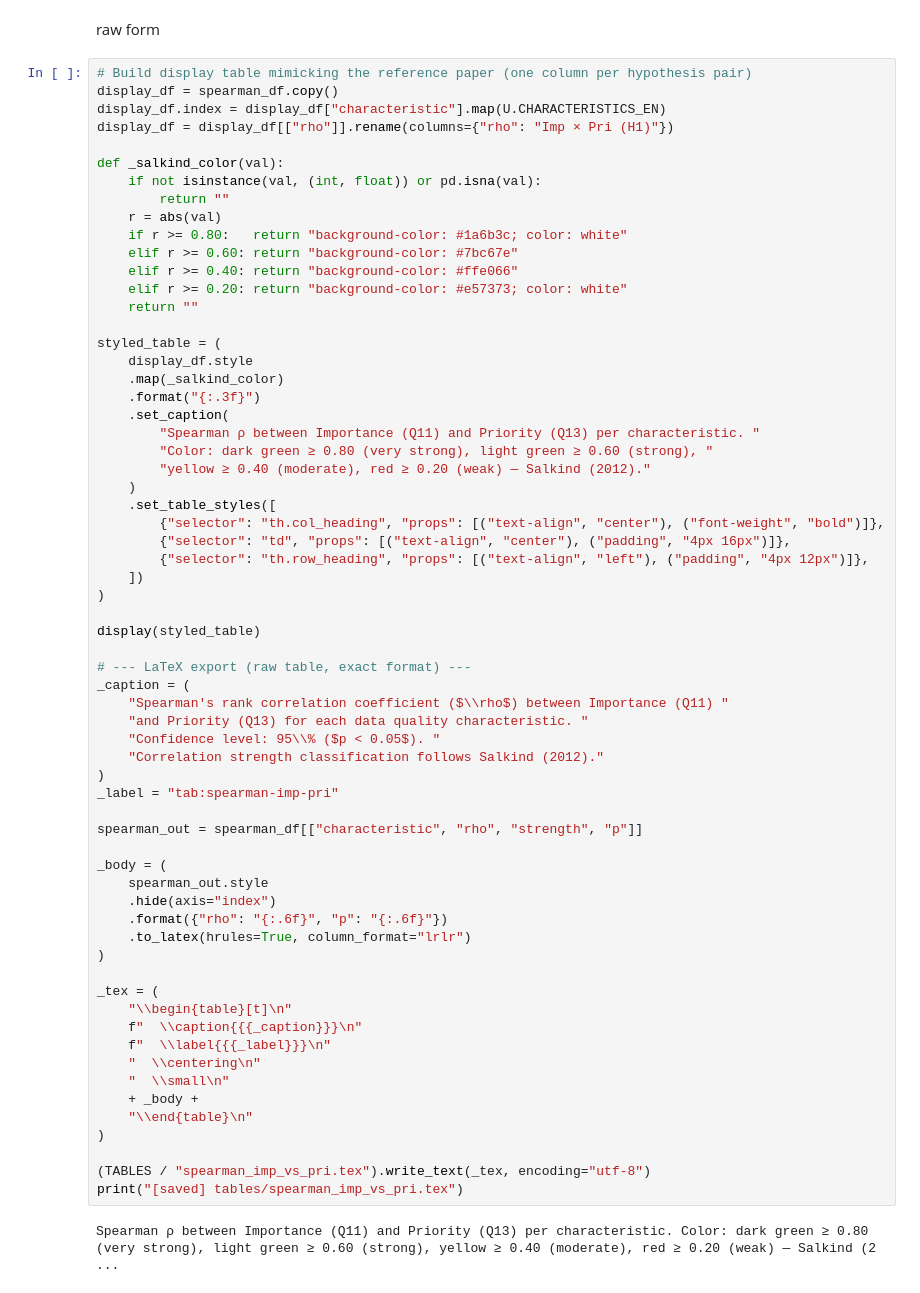
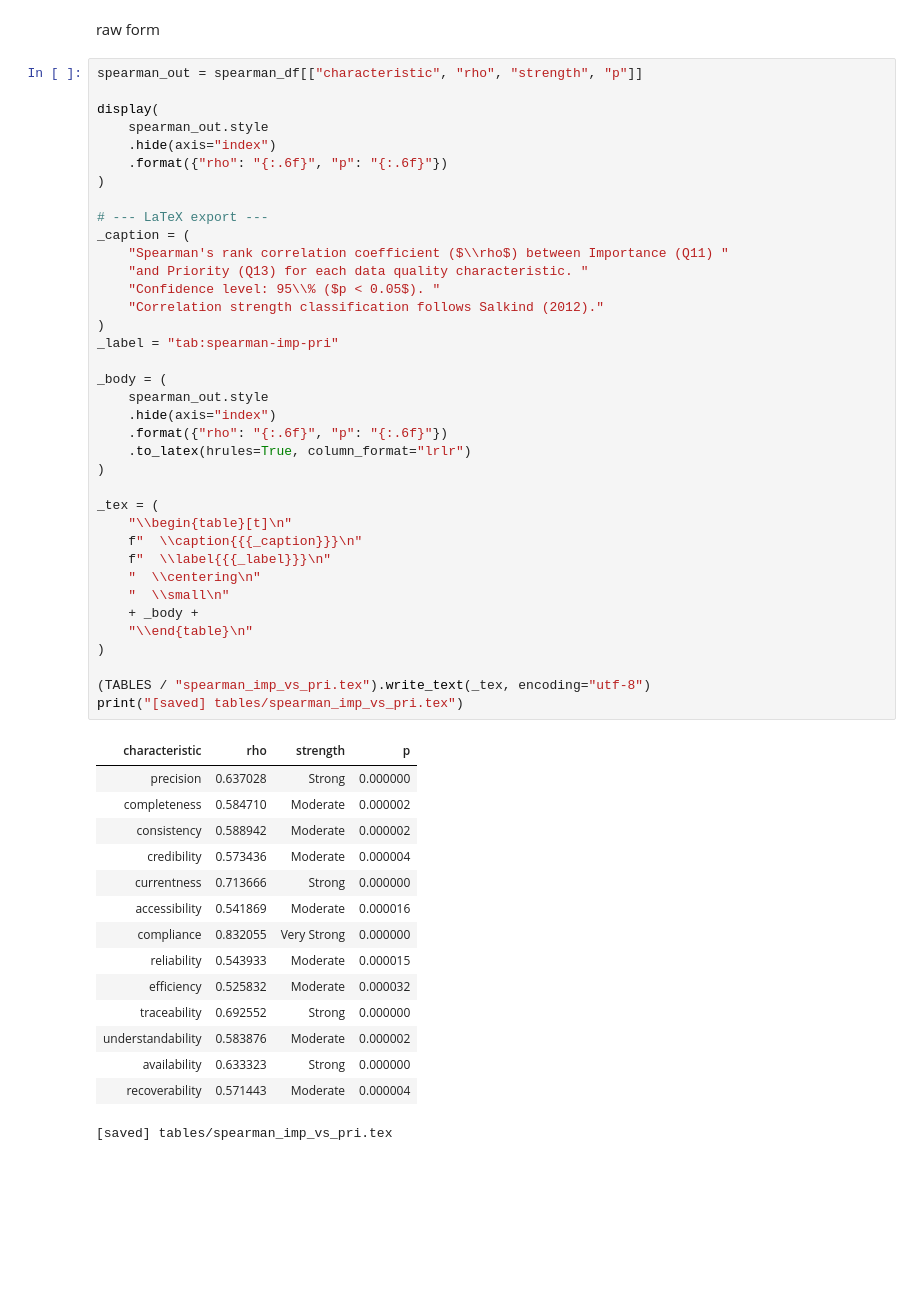
Before and after one commit to reset-ufc/data-quality-requirements-ml-systems, a Jupyter notebook: notebooks/RQ1.ipynb, the cells around one changed output. Cells and saved outputs as stored; diff of their text form; blank space fills up the shorter version.

```diff
--- a/notebooks/RQ1.ipynb
+++ b/notebooks/RQ1.ipynb
@@ -819,68 +300,55 @@ Spearman ρ between Importance (Q11) and Priority (Q13) per characteristic. Colo
 # %% [markdown]
 raw form
 # %%
-# Build display table mimicking the reference paper (one column per hypothesis pair)
-display_df = spearman_df.copy()
-display_df.index = display_df["characteristic"].map(U.CHARACTERISTICS_EN)
-display_df = display_df[["rho"]].rename(columns={"rho": "Imp × Pri (H1)"})
+spearman_out = spearman_df[["characteristic", "rho", "strength", "p"]]
 
-def _salkind_color(val):
-    if not isinstance(val, (int, float)) or pd.isna(val):
-        return ""
-    r = abs(val)
-    if r >= 0.80:   return "background-color: #1a6b3c; color: white"
-    elif r >= 0.60: return "background-color: #7bc67e"
-    elif r >= 0.40: return "background-color: #ffe066"
-    elif r >= 0.20: return "background-color: #e57373; color: white"
-    return ""
-
-styled_table = (
-    display_df.style
-    .map(_salkind_color)
-    .format("{:.3f}")
-    .set_caption(
-        "Spearman ρ between Importance (Q11) and Priority (Q13) per characteristic. "
-        "Color: dark green ≥ 0.80 (very strong), light green ≥ 0.60 (strong), "
-        "yellow ≥ 0.40 (moderate), red ≥ 0.20 (weak) — Salkind (2012)."
-    )
-    .set_table_styles([
-        {"selector": "th.col_heading", "props": [("text-align", "center"), ("font-weight", "bold")]},
-        {"selector": "td", "props": [("text-align", "center"), ("padding", "4px 16px")]},
-        {"selector": "th.row_heading", "props": [("text-align", "left"), ("padding", "4px 12px")]},
-    ])
+display(
+    spearman_out.style
+    .hide(axis="index")
+    .format({"rho": "{:.6f}", "p": "{:.6f}"})
 )
 
-display(styled_table)
-
-# --- LaTeX export (raw table, exact format) ---
+# --- LaTeX export ---
 _caption = (
     "Spearman's rank correlation coefficient ($\\rho$) between Importance (Q11) "
     "and Priority (Q13) for each data quality characteristic. "
     "Confidence level: 95\\% ($p < 0.05$). "
     "Correlation strength classification follows Salkind (2012)."
 )
 _label = "tab:spearman-imp-pri"
-
-spearman_out = spearman_df[["characteristic", "rho", "strength", "p"]]
 
 _body = (
     spearman_out.style
     .hide(axis="index")
     .format({"rho": "{:.6f}", "p": "{:.6f}"})
     .to_latex(hrules=True, column_format="lrlr")
 )
 
 _tex = (
     "\\begin{table}[t]\n"
     f"  \\caption{{{_caption}}}\n"
     f"  \\label{{{_label}}}\n"
     "  \\centering\n"
     "  \\small\n"
     + _body +
     "\\end{table}\n"
 )
 
 (TABLES / "spearman_imp_vs_pri.tex").write_text(_tex, encoding="utf-8")
 print("[saved] tables/spearman_imp_vs_pri.tex")
 # %% [output]
+| characteristic | rho | strength | p |
+| precision | 0.637028 | Strong | 0.000000 |
+| completeness | 0.584710 | Moderate | 0.000002 |
+| consistency | 0.588942 | Moderate | 0.000002 |
+| credibility | 0.573436 | Moderate | 0.000004 |
+| currentness | 0.713666 | Strong | 0.000000 |
+| accessibility | 0.541869 | Moderate | 0.000016 |
+| compliance | 0.832055 | Very Strong | 0.000000 |
+| reliability | 0.543933 | Moderate | 0.000015 |
+| efficiency | 0.525832 | Moderate | 0.000032 |
+| traceability | 0.692552 | Strong | 0.000000 |
+| understandability | 0.583876 | Moderate | 0.000002 |
+| availability | 0.633323 | Strong | 0.000000 |
+| recoverability | 0.571443 | Moderate | 0.000004 |
-Spearman ρ between Importance (Q11) and Priority (Q13) per characteristic. Color: dark green ≥ 0.80 (very strong), light green ≥ 0.60 (strong), yellow ≥ 0.40 (moderate), red ≥ 0.20 (weak) — Salkind (2 ...
+[saved] tables/spearman_imp_vs_pri.tex
```
Also changed, not shown: parts of 11 cells of this notebook, 3 other files.
